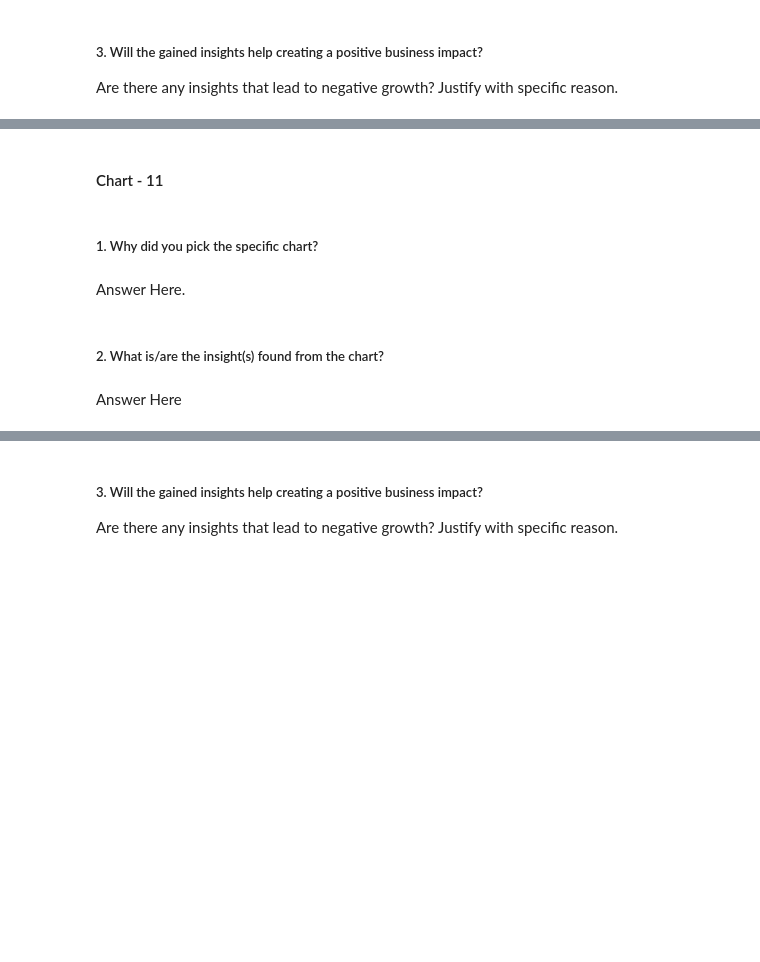
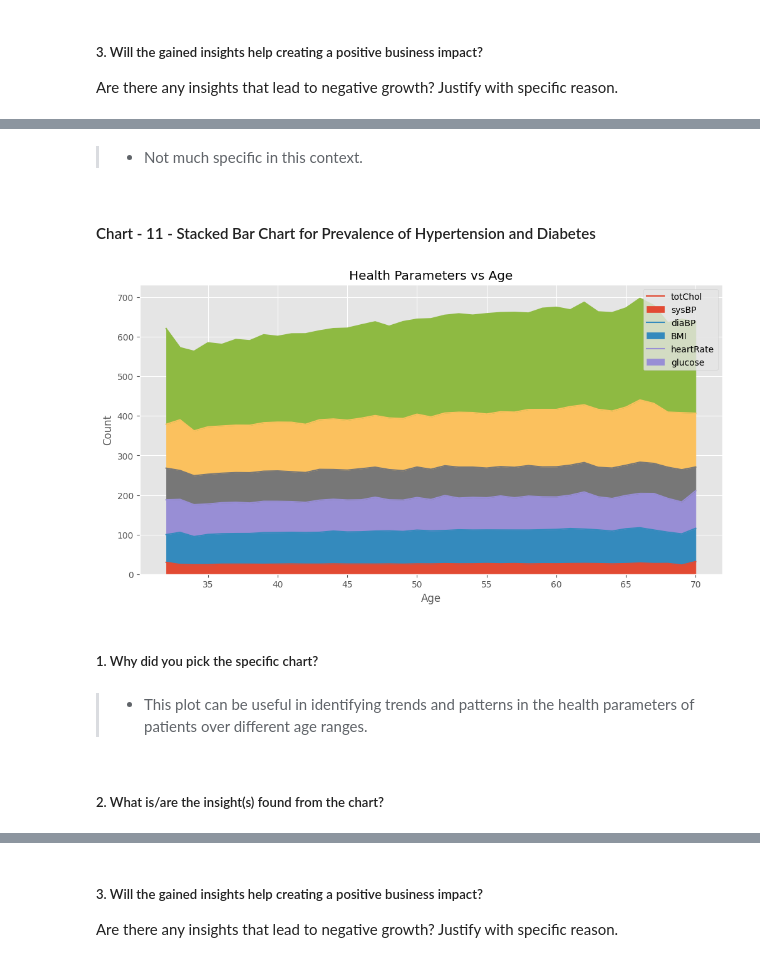
Before and after one commit to ashish-mali/Classification-Cardiovascular-Risk-Prediction, a Jupyter notebook: Cardiovascular_Risk_Prediction_Capstone_Project.ipynb, the cells around one changed output, grey strips where cells are left out. Drawn from its saved outputs; the diff is of its cells as text; code cells hidden in the pictures; blank space fills up the shorter version.

```diff
--- a/Cardiovascular_Risk_Prediction_Capstone_Project.ipynb
+++ b/Cardiovascular_Risk_Prediction_Capstone_Project.ipynb
@@ -1346,2 +1362,0 @@ Answer Here
-# %% [markdown]
-#### Chart - 11
@@ -1349,0 +1363,4 @@ Answer Here
+# %% [markdown]
+>* Not much specific in this context.
+# %% [markdown]
+#### Chart - 11 - Stacked Bar Chart for Prevalence of Hypertension and Diabetes
@@ -1350,8 +1369,23 @@ Answer Here
+# %%
+# Create a pivot table to aggregate Open, High, Low, and Close by Year
+pivot = df.pivot_table(values=['totChol', 'sysBP', 'diaBP', 'BMI', 'heartRate', 'glucose'], index='age', aggfunc='mean')
+
+# Create stacked bar chart with adjusted figure size
+pivot.plot(kind='area', stacked=True, figsize=(12,6))
+
+# Customize chart labels and title
+plt.xlabel('Age')
+plt.ylabel('Count')
+plt.title('Health Parameters vs Age')
+plt.legend(['totChol', 'sysBP', 'diaBP', 'BMI', 'heartRate', 'glucose'], loc='best')
+
+# Display chart
+plt.show()
+# %% [output]
+[figure, added]
 # %% [markdown]
 ##### 1. Why did you pick the specific chart?
-# %% [markdown]
-Answer Here.
+# %% [markdown]
+>*  This plot can be useful in identifying trends and patterns in the health parameters of patients over different age ranges.
 # %% [markdown]
 ##### 2. What is/are the insight(s) found from the chart?
-# %% [markdown]
-Answer Here
```
Also changed, not shown: parts of 42 cells of this notebook.
